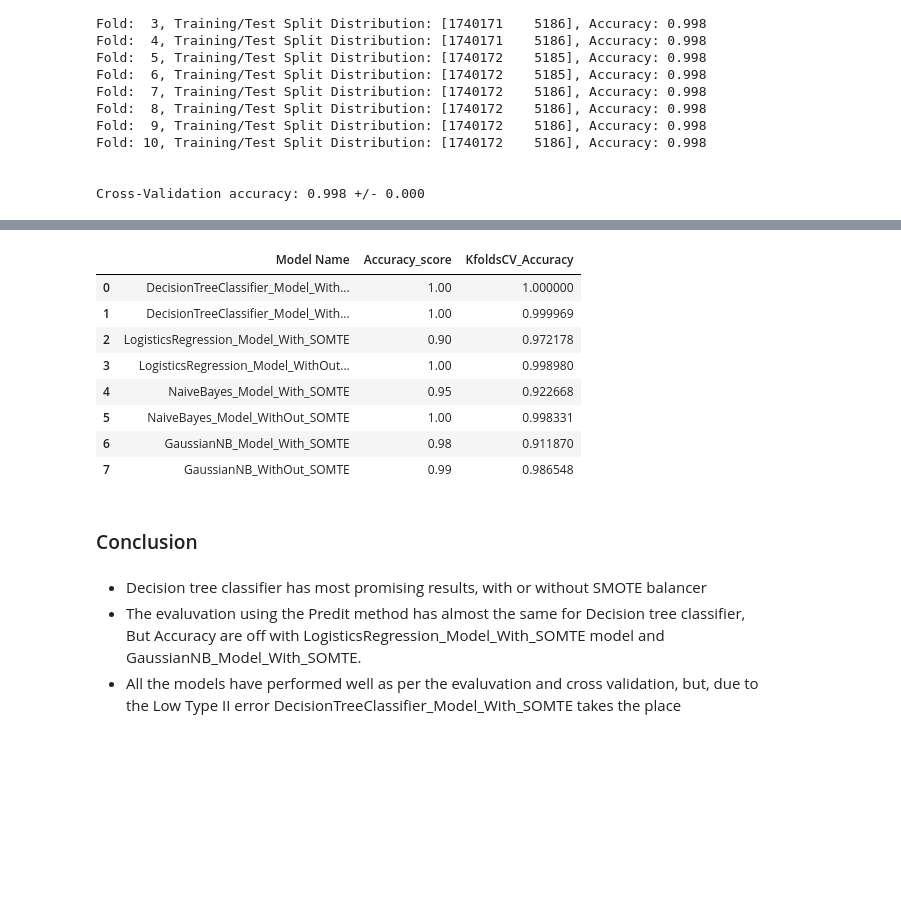
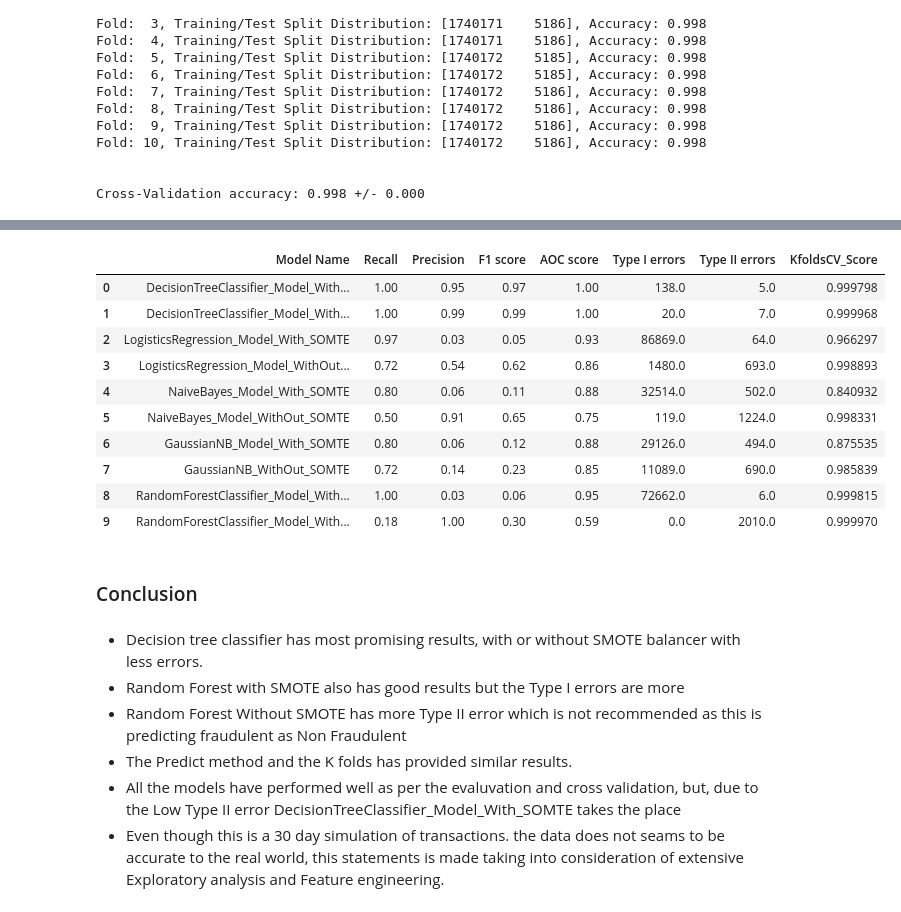
Before and after one commit to hxp89/CIND_820_Project, a Jupyter notebook: SRC/Project_820_HARIPRIYA.ipynb, the cells around one changed output, grey strips where cells are left out. Saved outputs shown, nothing was run; the diff lists cells and outputs as text; code cells hidden in the pictures; blank space fills up the shorter version.

```diff
--- a/SRC/Project_820_HARIPRIYA.ipynb
+++ b/SRC/Project_820_HARIPRIYA.ipynb
@@ -765,6 +824,6 @@ eval
 # %% [markdown]
 ##### K Foldes stratified Cross Validation
 # %%
-df_CrossV = pd.DataFrame(columns = ["Model Name","KfoldsCV_Accuracy"])
+df_CrossV = pd.DataFrame(columns = ["Model Name","KfoldsCV_Score"])
 # %%
 from sklearn.pipeline import make_pipeline
@@ -1042,0 +1105,18 @@ Cross-Validation accuracy: 0.987 +/- 0.001
+# %%
+print("RandomForestClassifier_Model_With_SOMTE")
+pipeline = make_pipeline(RandomForestClassifier())
+
+# Create an instance of StratifiedKFold which can be used to get indices of different training and test folds
+
+strtfdKFold = StratifiedKFold(n_splits=10)
+kfold = strtfdKFold.split(X_train_res, Y_train_res)
+scores = []
+
+for k, (train, test) in enumerate(kfold):
+    pipeline.fit(X_train_res.iloc[train, :], Y_train_res.iloc[train])
+    score = pipeline.score(X_train_res.iloc[test, :], Y_train_res.iloc[test])
+    scores.append(score)
+    print('Fold: %2d, Training/Test Split Distribution: %s, Score: %.3f' % (k+1, np.bincount(Y_train_res.iloc[train]), score))
+
+print('\n\nCross-Validation accuracy: %.3f +/- %.3f' %(np.mean(scores), np.std(scores)))
+df_CrossV.loc[len(df_CrossV.index)] = ['RandomForest_Model_With_SOMTE', np.mean(scores)]
@@ -1042,0 +1138,18 @@ Cross-Validation accuracy: 0.987 +/- 0.001
+# %%
+print("RandomForestClassifier_Model_WithOut_SOMTE")
+pipeline =  make_pipeline(RandomForestClassifier())
+
+# Create an instance of StratifiedKFold which can be used to get indices of different training and test folds
+
+strtfdKFold = StratifiedKFold(n_splits=10)
+kfold = strtfdKFold.split(X_train, Y_train)
+scores = []
+
+for k, (train, test) in enumerate(kfold):
+    pipeline.fit(X_train.iloc[train, :], Y_train.iloc[train])
+    score = pipeline.score(X_train.iloc[test, :], Y_train.iloc[test])
+    scores.append(score)
+    print('Fold: %2d, Training/Test Split Distribution: %s, Score: %.3f' % (k+1, np.bincount(Y_train.iloc[train]), score))
+
+print('\n\nCross-Validation accuracy: %.3f +/- %.3f' %(np.mean(scores), np.std(scores)))
+df_CrossV.loc[len(df_CrossV.index)] = ['RandomForest_WithOut_SOMTE', np.mean(scores)]
@@ -1043,3 +1171,5 @@ Cross-Validation accuracy: 0.987 +/- 0.001
+# %%
+df_CrossV.rename(columns = {'KfoldsCV_Accuracy':'KfoldsCV_Score'}, inplace = True)
 # %%
 df_CrossV
 # %% [output]
@@ -1055,23 +1187,28 @@ df_CrossV
 # %%
-result = pd.merge(eval[['Model Name', 'Accuracy_score']],
+result = pd.merge(eval[['Model Name', 'Recall',	'Precision','F1 score',	'AOC score',	'Type I errors',	'Type II errors']],
                 df_CrossV,
                  on='Model Name',
                  how='left')
 result
 #pd.concat([df_CrossV, eval], axis=1, join="inner" )
 # %% [output]
-|  | Model Name | Accuracy_score | KfoldsCV_Accuracy |
-| 0 | DecisionTreeClassifier_Model_With... | 1.00 | 1.000000 |
-| 1 | DecisionTreeClassifier_Model_With... | 1.00 | 0.999969 |
-| 2 | LogisticsRegression_Model_With_SOMTE | 0.90 | 0.972178 |
-| 3 | LogisticsRegression_Model_WithOut... | 1.00 | 0.998980 |
-| 4 | NaiveBayes_Model_With_SOMTE | 0.95 | 0.922668 |
-| 5 | NaiveBayes_Model_WithOut_SOMTE | 1.00 | 0.998331 |
-| 6 | GaussianNB_Model_With_SOMTE | 0.98 | 0.911870 |
-| 7 | GaussianNB_WithOut_SOMTE | 0.99 | 0.986548 |
+|  | Model Name | Recall | Precision | F1 score | AOC score | Type I errors | Type II errors | KfoldsCV_Score |
+| 0 | DecisionTreeClassifier_Model_With... | 1.00 | 0.95 | 0.97 | 1.00 | 138.0 | 5.0 | 0.999798 |
+| 1 | DecisionTreeClassifier_Model_With... | 1.00 | 0.99 | 0.99 | 1.00 | 20.0 | 7.0 | 0.999968 |
+| 2 | LogisticsRegression_Model_With_SOMTE | 0.97 | 0.03 | 0.05 | 0.93 | 86869.0 | 64.0 | 0.966297 |
+| 3 | LogisticsRegression_Model_WithOut... | 0.72 | 0.54 | 0.62 | 0.86 | 1480.0 | 693.0 | 0.998893 |
+| 4 | NaiveBayes_Model_With_SOMTE | 0.80 | 0.06 | 0.11 | 0.88 | 32514.0 | 502.0 | 0.840932 |
+| 5 | NaiveBayes_Model_WithOut_SOMTE | 0.50 | 0.91 | 0.65 | 0.75 | 119.0 | 1224.0 | 0.998331 |
+| 6 | GaussianNB_Model_With_SOMTE | 0.80 | 0.06 | 0.12 | 0.88 | 29126.0 | 494.0 | 0.875535 |
+| 7 | GaussianNB_WithOut_SOMTE | 0.72 | 0.14 | 0.23 | 0.85 | 11089.0 | 690.0 | 0.985839 |
+| 8 | RandomForestClassifier_Model_With... | 1.00 | 0.03 | 0.06 | 0.95 | 72662.0 | 6.0 | 0.999815 |
+| 9 | RandomForestClassifier_Model_With... | 0.18 | 1.00 | 0.30 | 0.59 | 0.0 | 2010.0 | 0.999970 |
 # %% [markdown]
 ### Conclusion
-# %% [markdown]
-* Decision tree classifier has most promising results, with or without SMOTE balancer
-* The evaluvation using the Predit method has almost the same for Decision tree classifier, But Accuracy are off with LogisticsRegression_Model_With_SOMTE model and GaussianNB_Model_With_SOMTE.
-* All the models have performed well as per the evaluvation and cross validation, but, due to the Low Type II error DecisionTreeClassifier_Model_With_SOMTE takes the place
+# %% [markdown]
+* Decision tree classifier has most promising results, with or without SMOTE balancer with less errors.
+* Random Forest with SMOTE also has good results but the Type I errors are more
+* Random Forest Without SMOTE has more Type II error which is not recommended as this is predicting fraudulent as Non Fraudulent
+* The Predict method and the K folds has provided similar results.
+* All the models have performed well as per the evaluvation and cross validation, but, due to the Low Type II error DecisionTreeClassifier_Model_With_SOMTE takes the place
+* Even though this is a 30 day simulation of transactions. the data does not seams to be accurate to the real world, this statements is made taking into consideration of extensive Exploratory analysis and Feature engineering.
```
Also changed, not shown: parts of 33 cells of this notebook.
